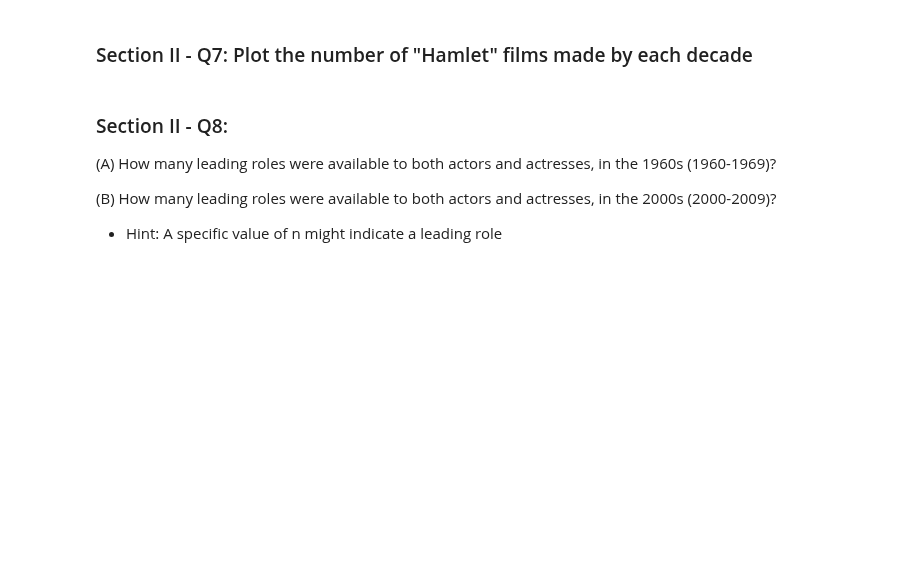
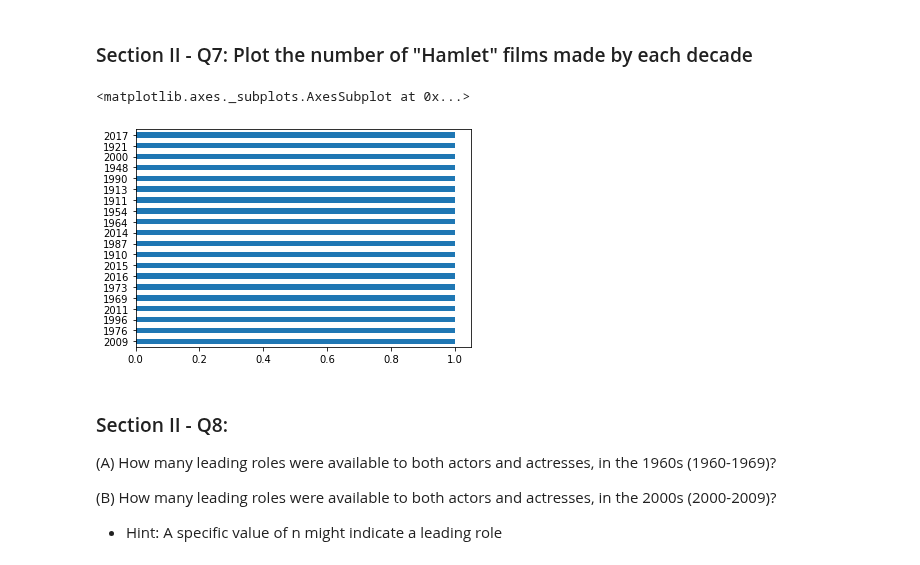
Before and after one commit to aq2oo3/mec-mini-projects, a Jupyter notebook: mec-5.3.10-data-wranging-with-pandas-mini-project/Mini_Project_Data_Wrangling_Pandas.ipynb, the cells around one changed output. Cells and saved outputs as stored; diff of their text form; code cells hidden in the pictures; blank space fills up the shorter version.

```diff
--- a/mec-5.3.10-data-wranging-with-pandas-mini-project/Mini_Project_Data_Wrangling_Pandas.ipynb
+++ b/mec-5.3.10-data-wranging-with-pandas-mini-project/Mini_Project_Data_Wrangling_Pandas.ipynb
@@ -323,5 +523,11 @@ top_ten.plot(kind='barh')
 # %% [markdown]
 ### Section II - Q7: Plot the number of "Hamlet" films made by each decade
+# %%
+h2 = movies[movies.title == "Hamlet"].year.value_counts()
+h2.plot(kind='barh')
+# %% [output]
+<matplotlib.axes._subplots.AxesSubplot at 0x...>
+[figure, added]
 # %% [markdown]
 ### Section II - Q8:
 
```
Also changed, not shown: parts of 23 cells of this notebook.
